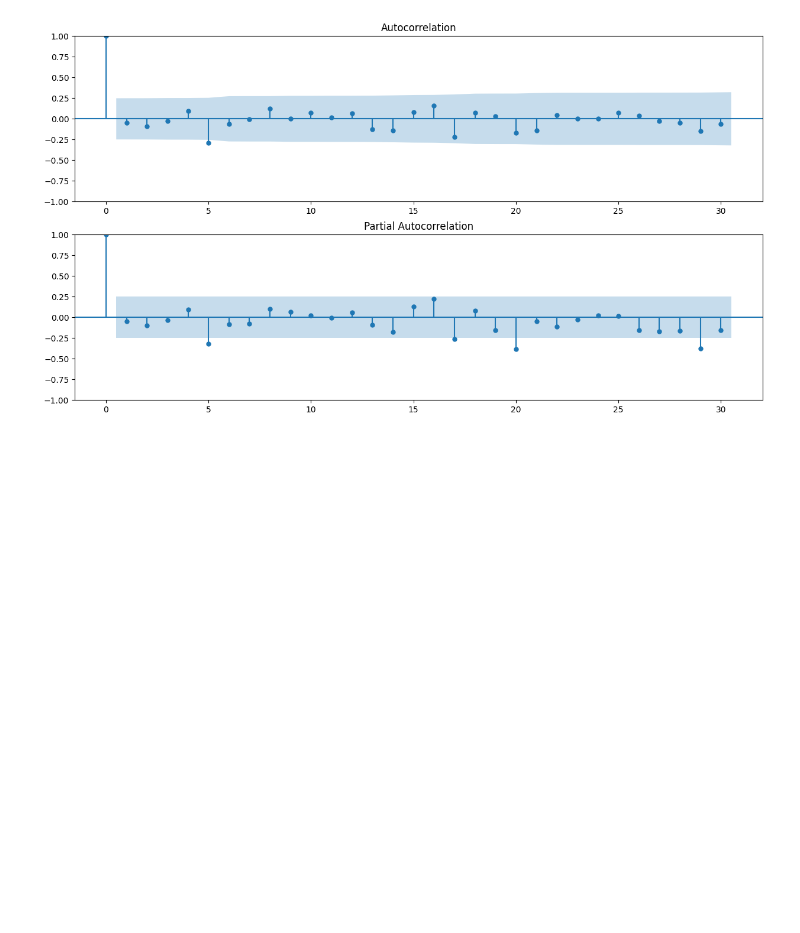
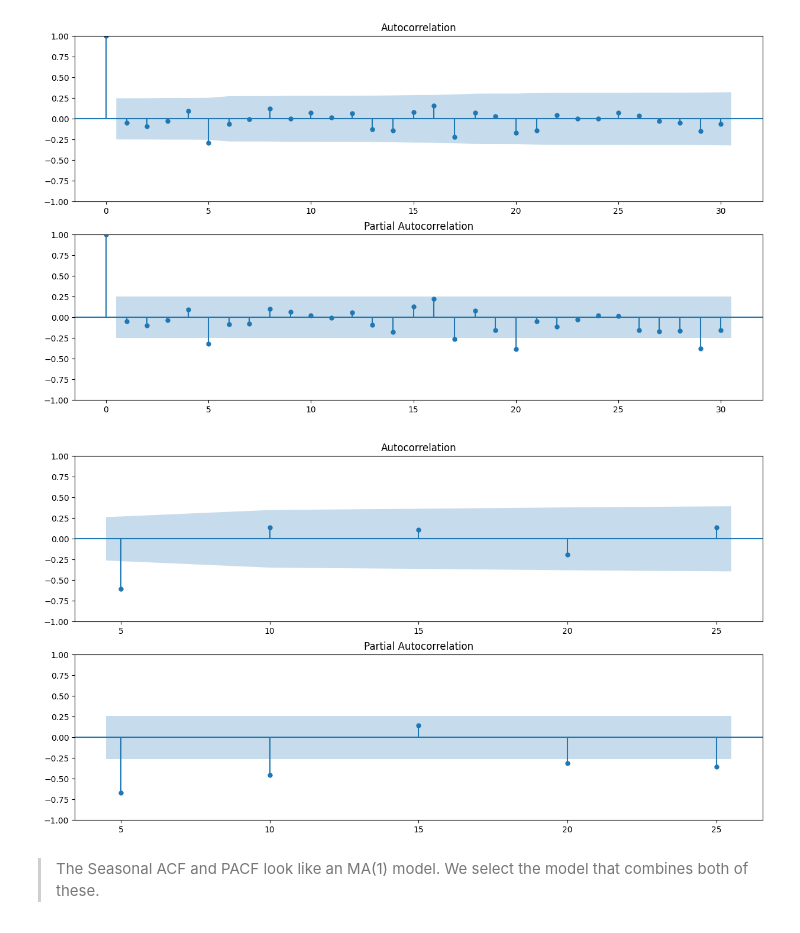
Before and after one commit to KLTsai/EMECS_tradingbot, a Jupyter notebook: emecs_trad_bot.ipynb, the cells around one changed output. Cells and saved outputs as stored; diff of their text form; code cells hidden in the pictures; blank space fills up the shorter version.

```diff
--- a/emecs_trad_bot.ipynb
+++ b/emecs_trad_bot.ipynb
@@ -91,6 +91,19 @@ plot_pacf(df['returns'], lags=30, ax= ax2)
 plt.show()
 # %% [output]
 [figure]
+# %%
+# do seasonal differencing
+df_return_seasonal = df['returns'].diff(5).dropna().to_frame()
+# plot the seasonal differenced data
+lags = [5, 10, 15, 20, 25]
+fig, (ax1, ax2) = plt.subplots(2,1, figsize=(15,8))
+plot_acf(df_return_seasonal, lags=lags, ax = ax1)
+plot_pacf(df_return_seasonal, lags=lags, ax= ax2)
+plt.show()
+# %% [output]
+[figure, added]
+# %% [markdown]
+> The Seasonal ACF and PACF look like an MA(1) model. We select the model that combines both of these.
 # %%
 order_aic_bic=[]
 for p in range(8):
```
Also changed, not shown: parts of 12 cells of this notebook.
